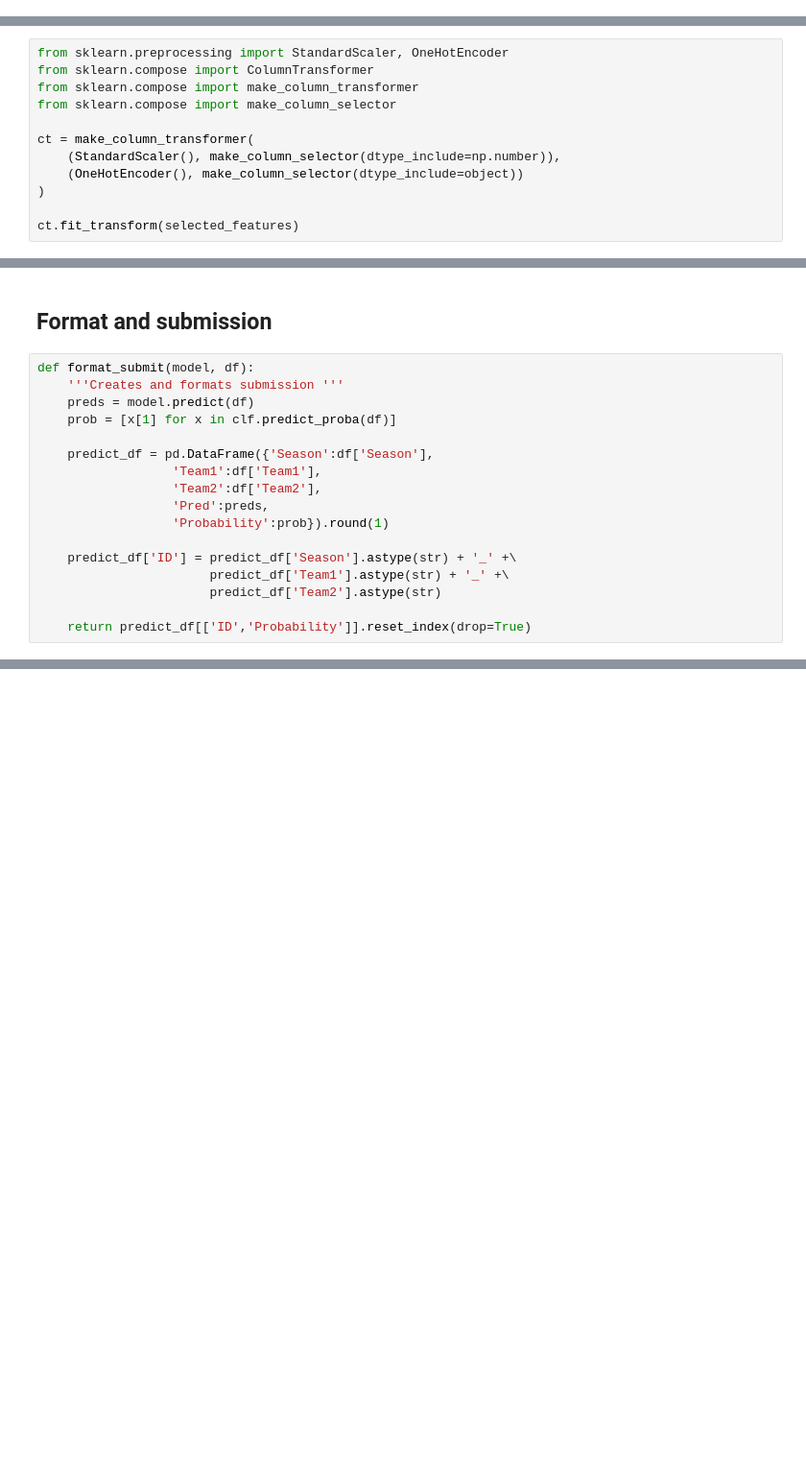
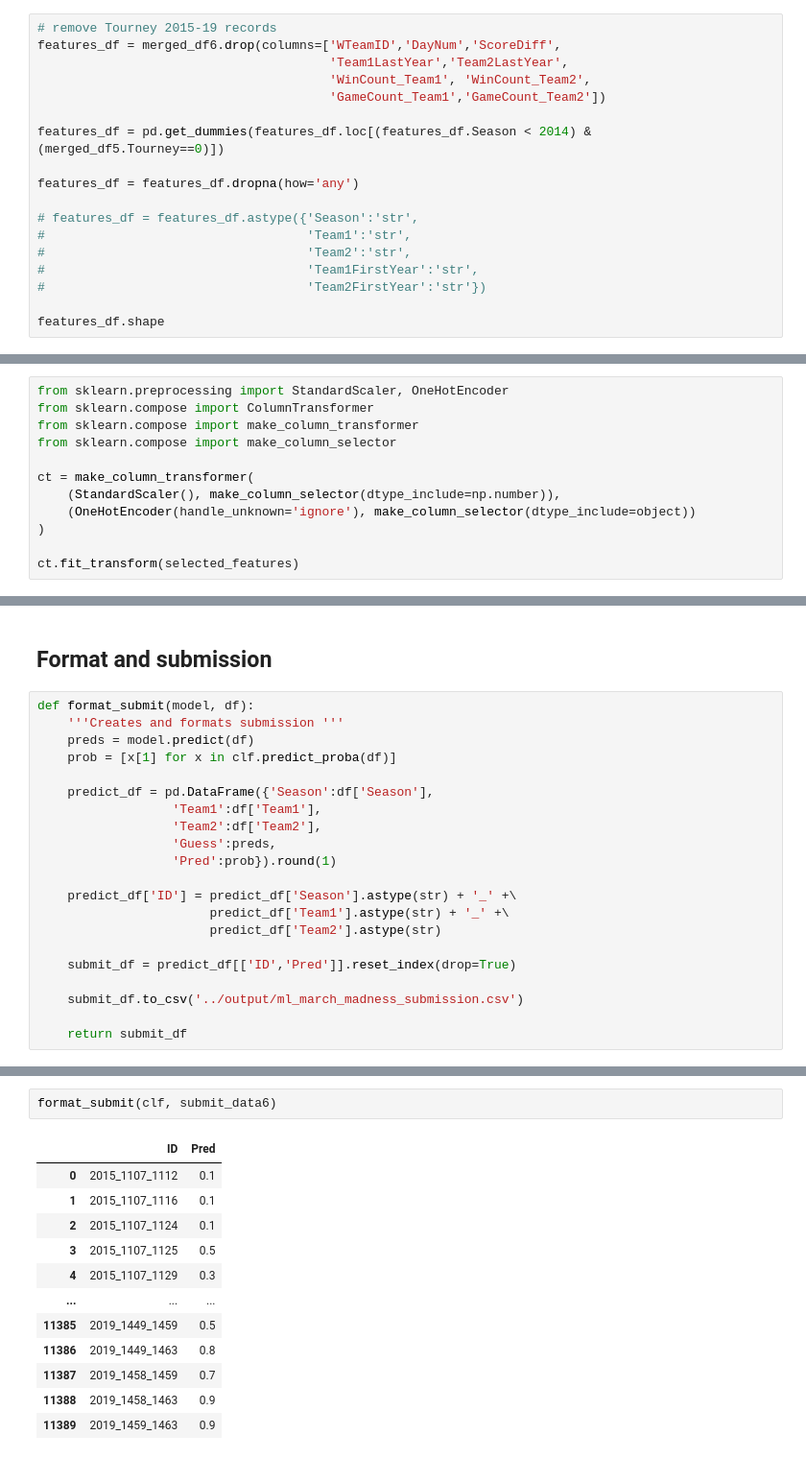
Before and after one commit to travis-tyler/ncaa_ml, a Jupyter notebook: code/testing_models.ipynb, the cells around one changed output, grey strips where cells are left out. Shown: that part at 96% size. Cells and saved outputs as stored; diff of their text form; blank space fills up the shorter version.

```diff
--- a/code/testing_models.ipynb
+++ b/code/testing_models.ipynb
@@ -255,0 +260,18 @@ features_df
+# %%
+# remove Tourney 2015-19 records
+features_df = merged_df6.drop(columns=['WTeamID','DayNum','ScoreDiff',
+                                       'Team1LastYear','Team2LastYear',
+                                       'WinCount_Team1', 'WinCount_Team2',
+                                       'GameCount_Team1','GameCount_Team2'])
+
+features_df = pd.get_dummies(features_df.loc[(features_df.Season < 2014) & (merged_df5.Tourney==0)])
+
+features_df = features_df.dropna(how='any')
+
+# features_df = features_df.astype({'Season':'str',
+#                                   'Team1':'str',
+#                                   'Team2':'str',
+#                                   'Team1FirstYear':'str',
+#                                   'Team2FirstYear':'str'})
+
+features_df.shape
@@ -271,7 +295,7 @@ from sklearn.compose import make_column_selector
 
 ct = make_column_transformer(
     (StandardScaler(), make_column_selector(dtype_include=np.number)),
-    (OneHotEncoder(), make_column_selector(dtype_include=object))
+    (OneHotEncoder(handle_unknown='ignore'), make_column_selector(dtype_include=object))
 )
 
 ct.fit_transform(selected_features)
@@ -345,14 +369,18 @@ def format_submit(model, df):
     predict_df = pd.DataFrame({'Season':df['Season'],
                   'Team1':df['Team1'],
                   'Team2':df['Team2'],
-                  'Pred':preds,
-                  'Probability':prob}).round(1)
+                  'Guess':preds,
+                  'Pred':prob}).round(1)
 
     predict_df['ID'] = predict_df['Season'].astype(str) + '_' +\
                        predict_df['Team1'].astype(str) + '_' +\
                        predict_df['Team2'].astype(str)
 
-    return predict_df[['ID','Probability']].reset_index(drop=True)
+    submit_df = predict_df[['ID','Pred']].reset_index(drop=True)
+
+    submit_df.to_csv('../output/ml_march_madness_submission.csv')
+
+    return submit_df
 # %%
 submit_data = pd.DataFrame(submission_example_df['ID'].str.split('_',expand=True))
 submit_data.columns = ['Season','Team1','Team2']
@@ -485,0 +528,15 @@ submit_data7.shape
+# %%
+format_submit(clf, submit_data6)
+# %% [output]
+|  | ID | Pred |
+| 0 | 2015_1107_1112 | 0.1 |
+| 1 | 2015_1107_1116 | 0.1 |
+| 2 | 2015_1107_1124 | 0.1 |
+| 3 | 2015_1107_1125 | 0.5 |
+| 4 | 2015_1107_1129 | 0.3 |
+| ... | ... | ... |
+| 11385 | 2019_1449_1459 | 0.5 |
+| 11386 | 2019_1449_1463 | 0.8 |
+| 11387 | 2019_1458_1459 | 0.7 |
+| 11388 | 2019_1458_1463 | 0.9 |
+| 11389 | 2019_1459_1463 | 0.9 |
```
Also changed, not shown: parts of 24 cells of this notebook, 1 other file.
